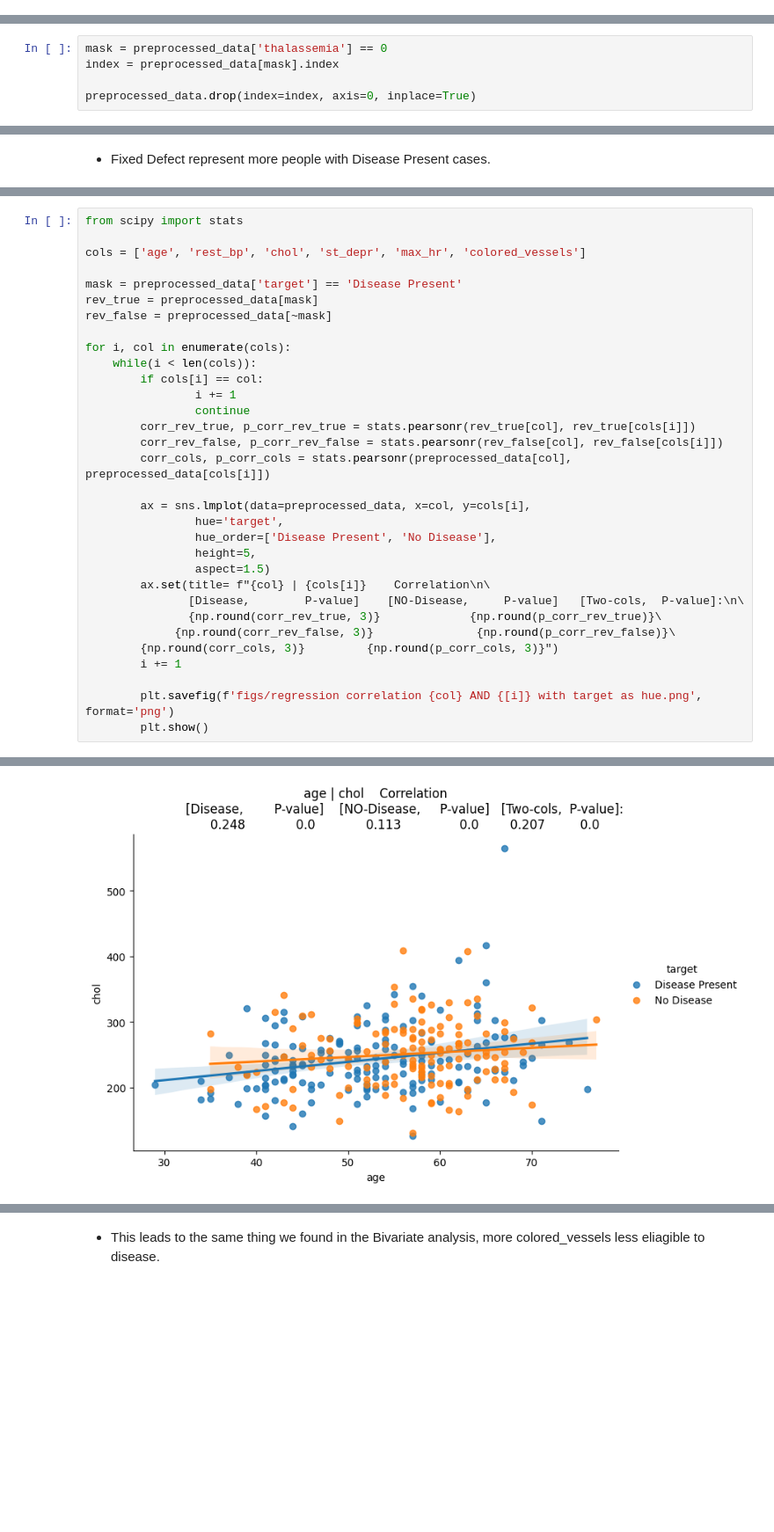
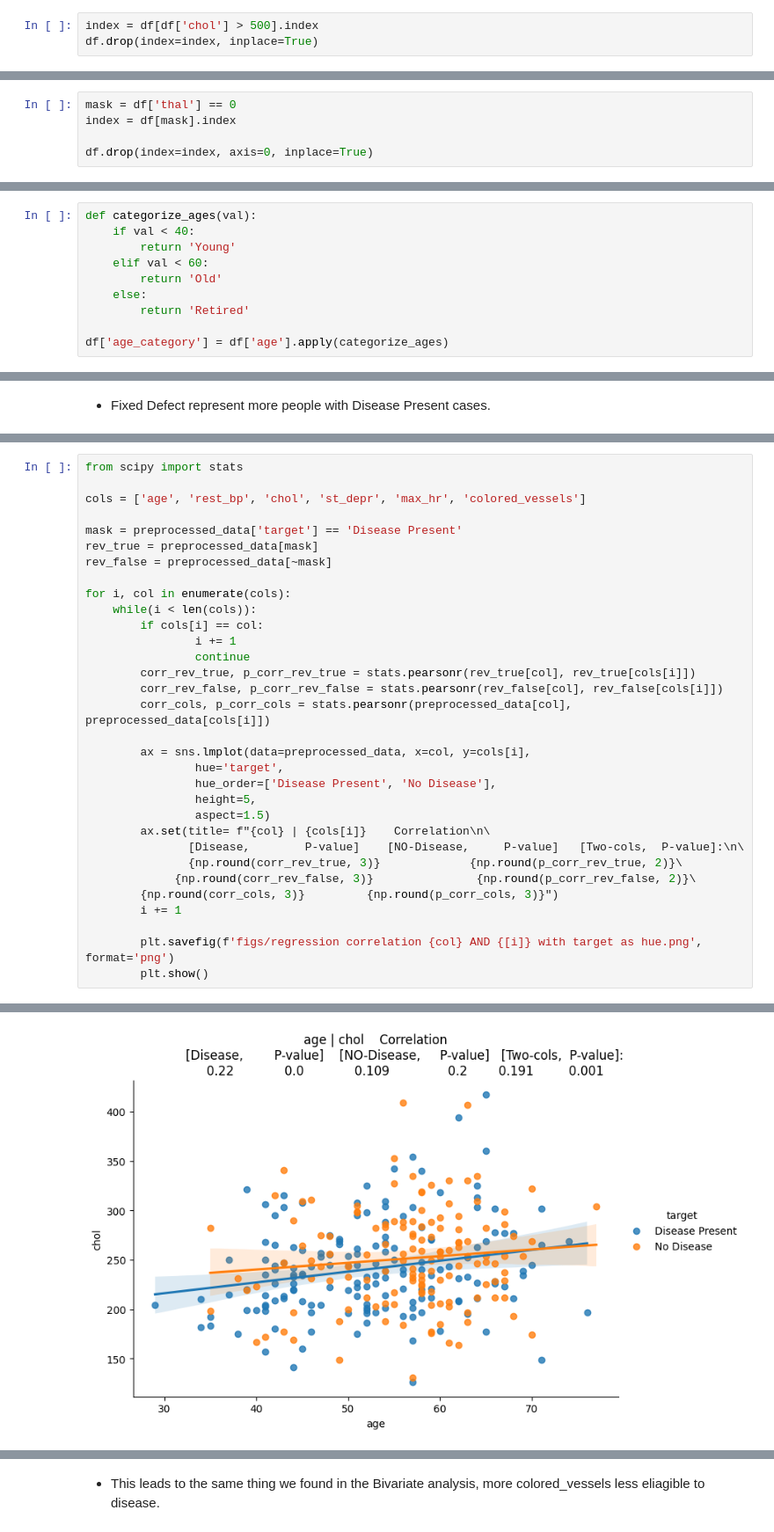
Before and after one commit to alaalmy-ahmed/Heart-Diseases-Analysis, a Jupyter notebook: Visual Analysis.ipynb, the cells around one changed output, grey strips where cells are left out. Shown at 88% size. Drawn from its saved outputs; the diff is of its cells as text; blank space fills up the shorter version.

Commit message:
Created the Report and Modified the visual notebook

```diff
--- a/Visual Analysis.ipynb
+++ b/Visual Analysis.ipynb
@@ -107,0 +126,3 @@ plt.show()
+# %%
+index = df[df['chol'] > 500].index
+df.drop(index=index, inplace=True)
@@ -107,0 +131,5 @@ plt.show()
+# %%
+mask = df['thal'] == 0
+index = df[mask].index
+
+df.drop(index=index, axis=0, inplace=True)
@@ -108,3 +138,13 @@ plt.show()
+# %%
+def categorize_ages(val):
+    if val < 40:
+        return 'Young'
+    elif val < 60:
+        return 'Old'
+    else:
+        return 'Retired'
+
+df['age_category'] = df['age'].apply(categorize_ages)
 # %% [markdown]
 #### So now we have a general idea about our dataset, We can now put a solution roadmap to do the analysis.
 1. **Preprocessing Phase**
@@ -164,8 +198,3 @@ preprocessed_data.head()
-# %%
-mask = preprocessed_data['thalassemia'] == 0
-index = preprocessed_data[mask].index
-
-preprocessed_data.drop(index=index, axis=0, inplace=True)
 # %% [markdown]
 - Saving a copy for further analysis.
 # %%
@@ -378,8 +422,8 @@ for i, col in enumerate(cols):
                 aspect=1.5)
         ax.set(title= f"{col} | {cols[i]}    Correlation\n\
                [Disease,        P-value]    [NO-Disease,     P-value]   [Two-cols,  P-value]:\n\
-               {np.round(corr_rev_true, 3)}             {np.round(p_corr_rev_true)}\
-             {np.round(corr_rev_false, 3)}               {np.round(p_corr_rev_false)}\
+               {np.round(corr_rev_true, 3)}             {np.round(p_corr_rev_true, 2)}\
+             {np.round(corr_rev_false, 3)}               {np.round(p_corr_rev_false, 2)}\
         {np.round(corr_cols, 3)}         {np.round(p_corr_cols, 3)}")
         i += 1
 
@@ -390 +434 @@ for i, col in enumerate(cols):
-[figure, old version]
+[figure, new version]
```
Also changed, not shown: parts of 33 cells of this notebook, 43 other files.
